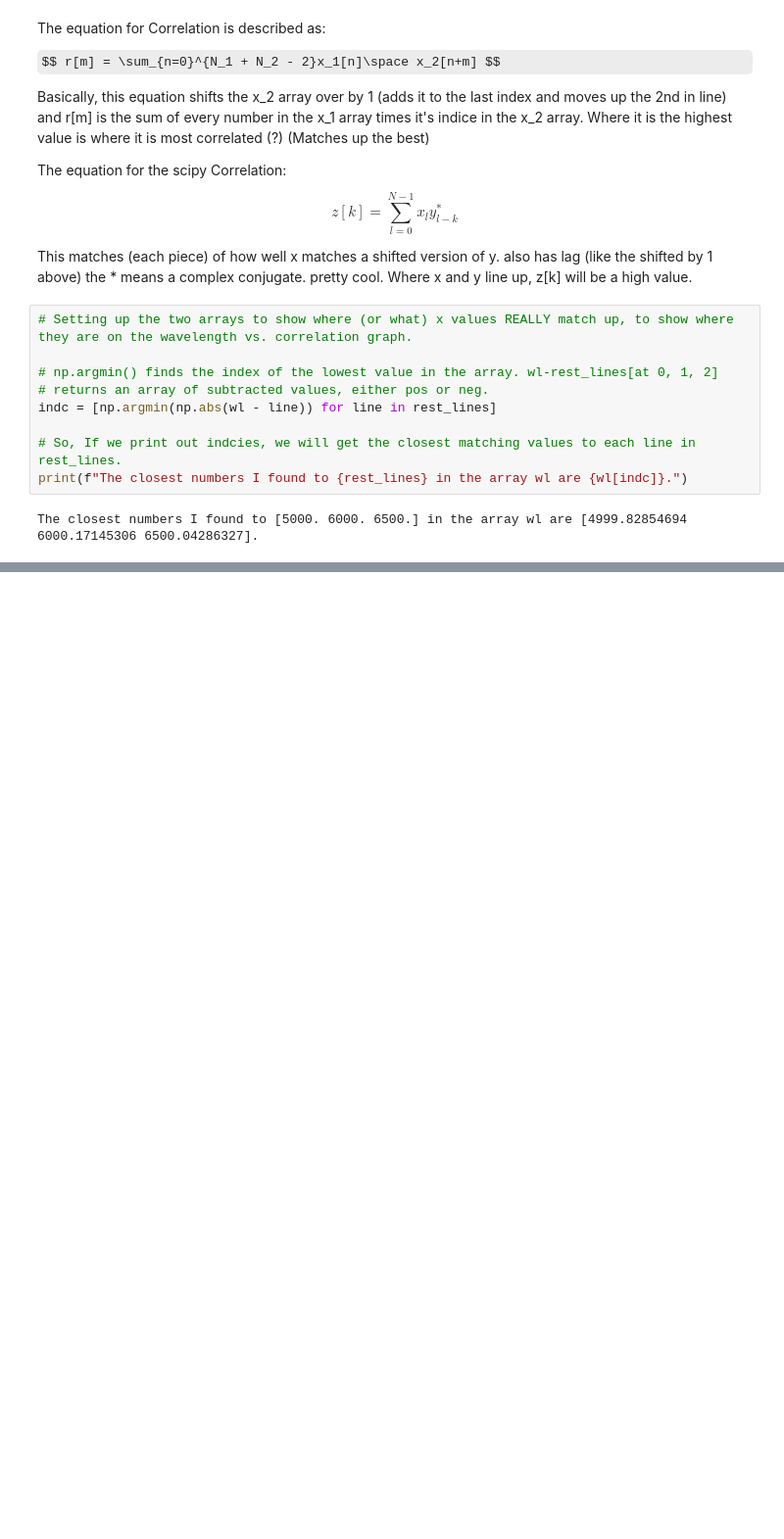
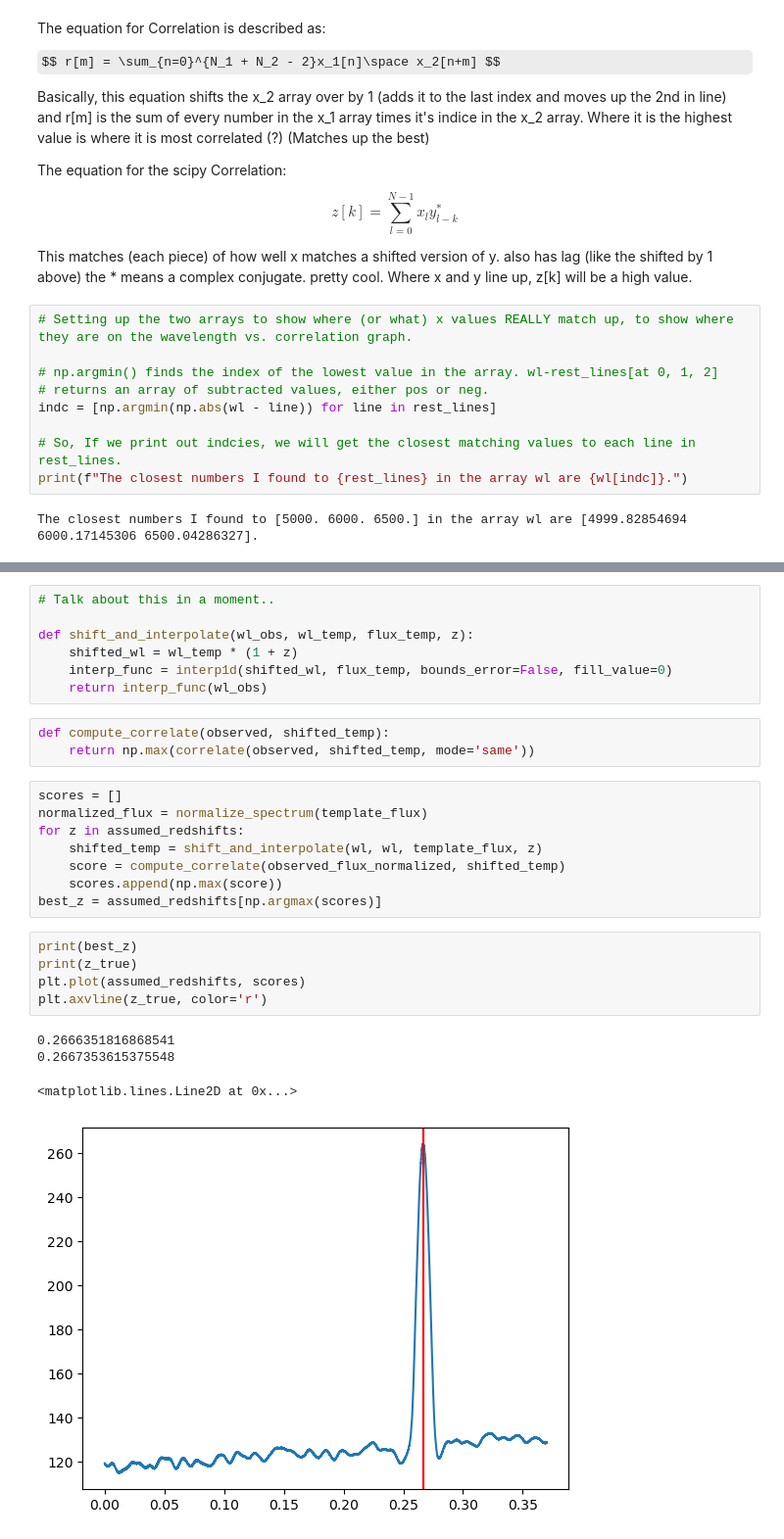
Before and after one commit to ripRoot/Redshift, a Jupyter notebook: BeginningNotes/Redshift-ExampleCrossCorrelation.ipynb, the cells around one changed output, grey strips where cells are left out. Shown: that part at 98% size. Saved outputs shown, nothing was run; the diff lists cells and outputs as text; some formulas as TeX source; blank space fills up the shorter version.

```diff
--- a/BeginningNotes/Redshift-ExampleCrossCorrelation.ipynb
+++ b/BeginningNotes/Redshift-ExampleCrossCorrelation.ipynb
@@ -236,0 +199,28 @@ The best redshift I found was: 0.4646464646464647. The true redshift is 0.467735
+# %%
+# Talk about this in a moment..
+
+def shift_and_interpolate(wl_obs, wl_temp, flux_temp, z):
+    shifted_wl = wl_temp * (1 + z)
+    interp_func = interp1d(shifted_wl, flux_temp, bounds_error=False, fill_value=0)
+    return interp_func(wl_obs)
+# %%
+def compute_correlate(observed, shifted_temp):
+    return np.max(correlate(observed, shifted_temp, mode='same'))
+# %%
+scores = []
+normalized_flux = normalize_spectrum(template_flux)
+for z in assumed_redshifts:
+    shifted_temp = shift_and_interpolate(wl, wl, template_flux, z)
+    score = compute_correlate(observed_flux_normalized, shifted_temp)
+    scores.append(np.max(score))
+best_z = assumed_redshifts[np.argmax(scores)]
+# %%
+print(best_z)
+print(z_true)
+plt.plot(assumed_redshifts, scores)
+plt.axvline(z_true, color='r')
+# %% [output]
+0.2666351816868541
+0.2667353615375548
+<matplotlib.lines.Line2D at 0x...>
+[figure, added]
```
Also changed, not shown: parts of 9 cells of this notebook, 1 other file.
